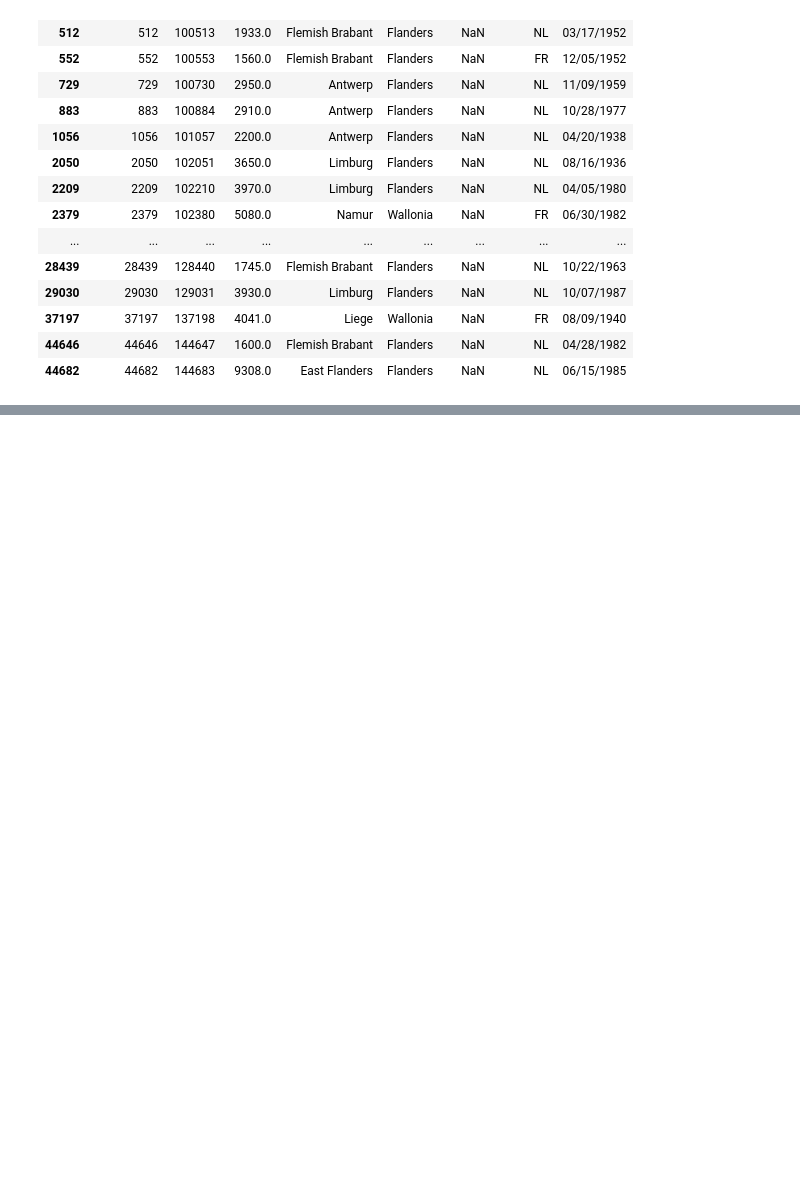
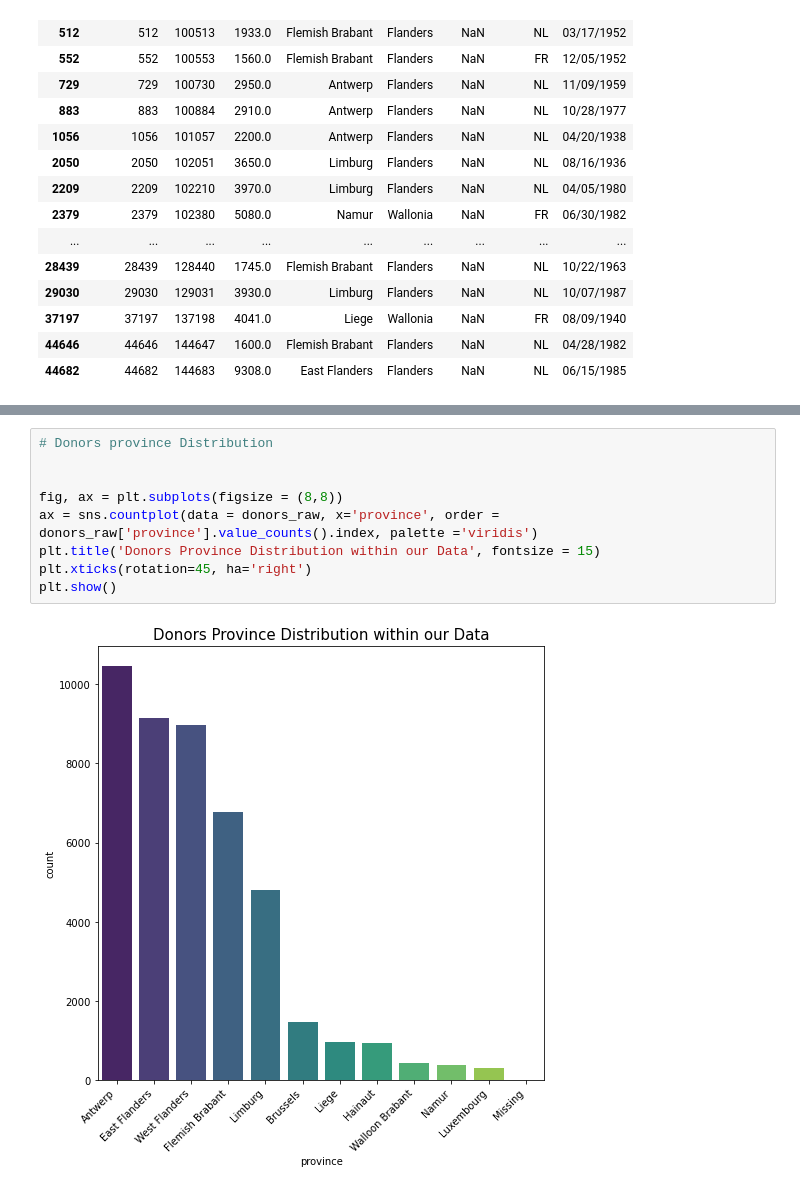
Before and after one commit to inderrana/Predicting-donations-leads-for-NGO, a Jupyter notebook: DSC_Use_Case/dsc_group_project.ipynb, the cells around one changed output, grey strips where cells are left out. Drawn from its saved outputs; the diff is of its cells as text; blank space fills up the shorter version.

```diff
--- a/DSC_Use_Case/dsc_group_project.ipynb
+++ b/DSC_Use_Case/dsc_group_project.ipynb
@@ -93,0 +213,11 @@ donors_raw[donors_raw["gender"].isna()]
+# %%
+# Donors province Distribution
+
+
+fig, ax = plt.subplots(figsize = (8,8))
+ax = sns.countplot(data = donors_raw, x='province', order = donors_raw['province'].value_counts().index, palette ='viridis')
+plt.title('Donors Province Distribution within our Data', fontsize = 15)
+plt.xticks(rotation=45, ha='right')
+plt.show()
+# %% [output]
+[figure, added]
```
Also changed, not shown: parts of 43 cells of this notebook.
